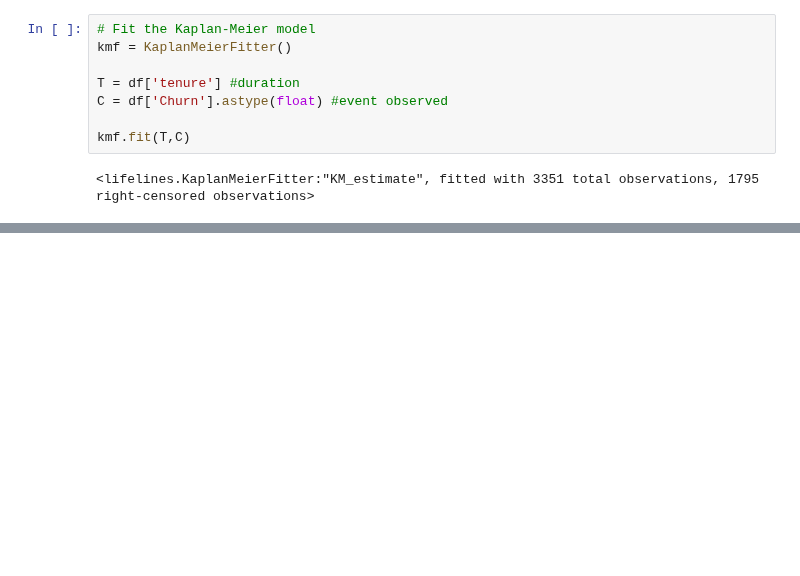
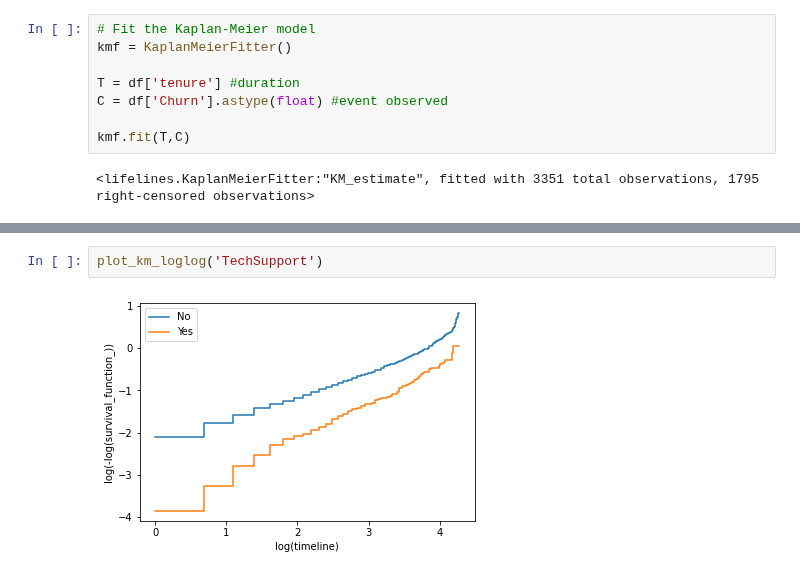
Before and after one commit to suvigyajain0101/CaseStudies, a Jupyter notebook: SurvivalAnalysis/03_Cox_Proportional_Hazards.ipynb, the cells around one changed output, grey strips where cells are left out. Cells and saved outputs as stored; diff of their text form; blank space fills up the shorter version.

```diff
--- a/SurvivalAnalysis/03_Cox_Proportional_Hazards.ipynb
+++ b/SurvivalAnalysis/03_Cox_Proportional_Hazards.ipynb
@@ -328,0 +370,4 @@ def plot_km_loglog(col):
+# %%
+plot_km_loglog('TechSupport')
+# %% [output]
+[figure, added]
```
Also changed, not shown: parts of 9 cells of this notebook.
